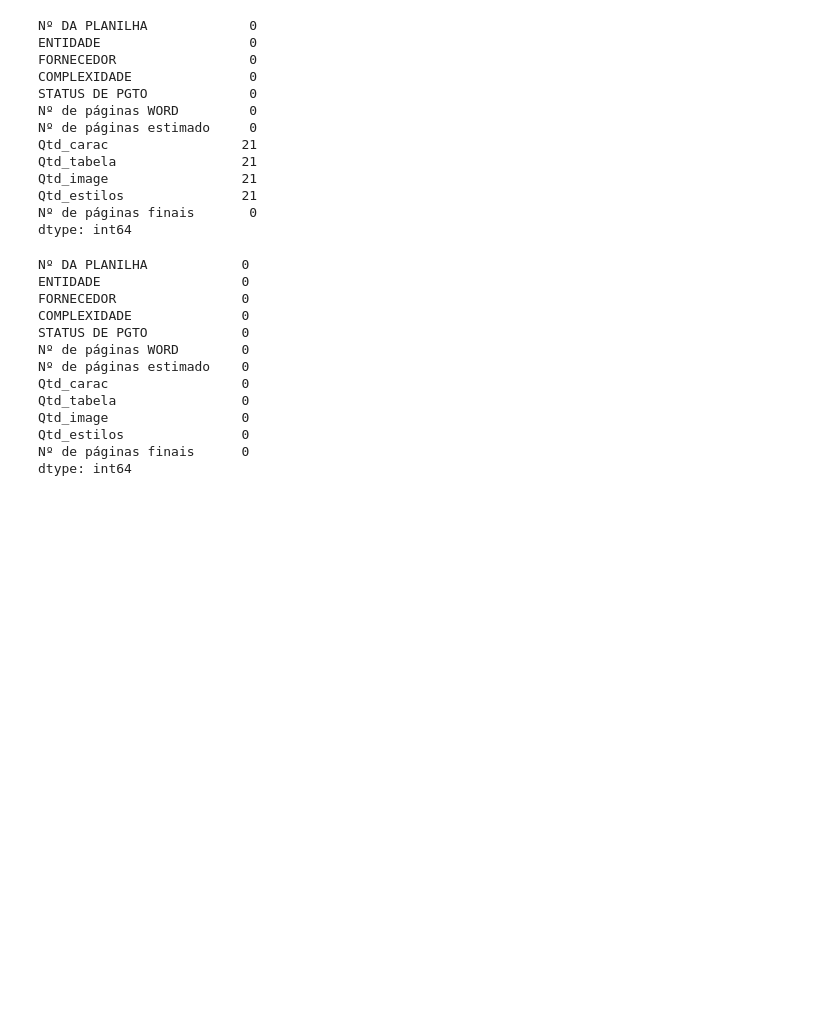
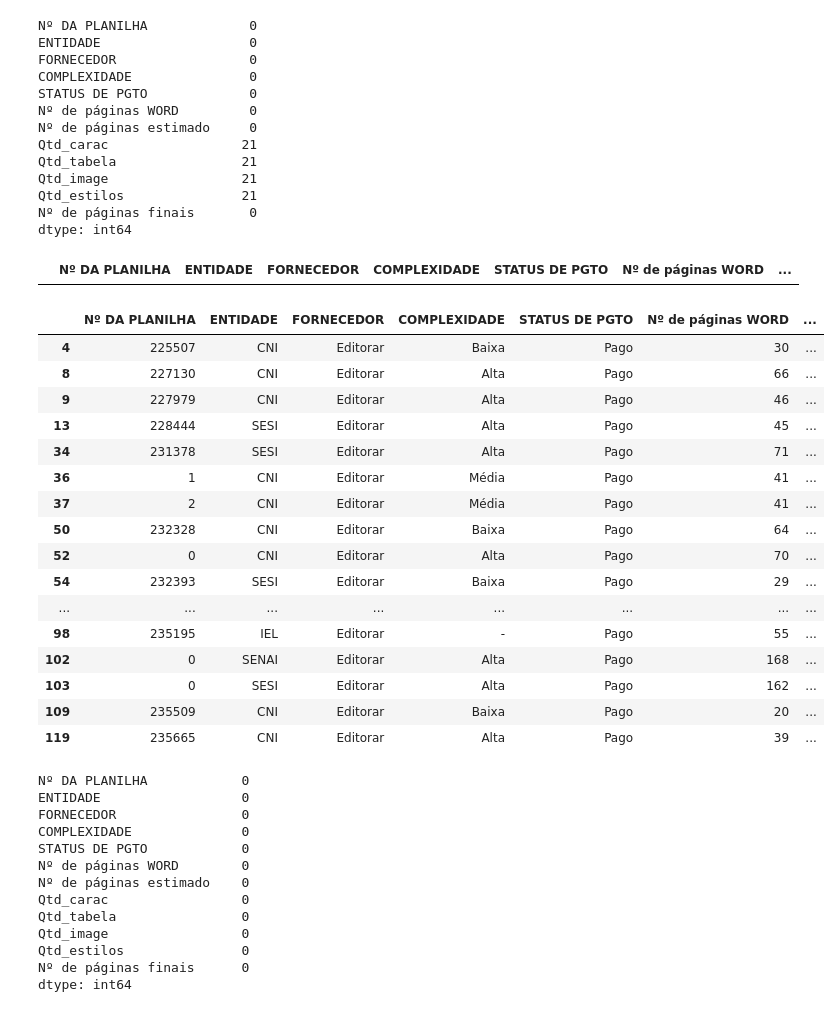
Before and after one commit to WalnerPessoa/Fluxo_Editorial, a Jupyter notebook: testes/make_table.ipynb, the cells around one changed output. Saved outputs shown, nothing was run; the diff lists cells and outputs as text; code cells hidden in the pictures; blank space fills up the shorter version.

```diff
--- a/testes/make_table.ipynb
+++ b/testes/make_table.ipynb
@@ -393,4 +497,31 @@ Qtd_image                 21
 Qtd_estilos               21
 Nº de páginas finais       0
 dtype: int64
+# %%
+df_final[df_final['Nº DA PLANILHA'].isnull()]
+# %% [output]
+|  | Nº DA PLANILHA | ENTIDADE | FORNECEDOR | COMPLEXIDADE | STATUS DE PGTO | Nº de páginas WORD | ... |
+# %%
+# lista dos arquivos do Excel que não tem arquivo do Word correspondente
+
+
+df_final[df_final['Qtd_carac'].isnull()]
+# %% [output]
+|  | Nº DA PLANILHA | ENTIDADE | FORNECEDOR | COMPLEXIDADE | STATUS DE PGTO | Nº de páginas WORD | ... |
+| 4 | 225507 | CNI | Editorar | Baixa | Pago | 30 | ... |
+| 8 | 227130 | CNI | Editorar | Alta | Pago | 66 | ... |
+| 9 | 227979 | CNI | Editorar | Alta | Pago | 46 | ... |
+| 13 | 228444 | SESI | Editorar | Alta | Pago | 45 | ... |
+| 34 | 231378 | SESI | Editorar | Alta | Pago | 71 | ... |
+| 36 | 1 | CNI | Editorar | Média | Pago | 41 | ... |
+| 37 | 2 | CNI | Editorar | Média | Pago | 41 | ... |
+| 50 | 232328 | CNI | Editorar | Baixa | Pago | 64 | ... |
+| 52 | 0 | CNI | Editorar | Alta | Pago | 70 | ... |
+| 54 | 232393 | SESI | Editorar | Baixa | Pago | 29 | ... |
+| ... | ... | ... | ... | ... | ... | ... | ... |
+| 98 | 235195 | IEL | Editorar | - | Pago | 55 | ... |
+| 102 | 0 | SENAI | Editorar | Alta | Pago | 168 | ... |
+| 103 | 0 | SESI | Editorar | Alta | Pago | 162 | ... |
+| 109 | 235509 | CNI | Editorar | Baixa | Pago | 20 | ... |
+| 119 | 235665 | CNI | Editorar | Alta | Pago | 39 | ... |
 # %%
```
Also changed, not shown: parts of 24 cells of this notebook, 13 other files.
